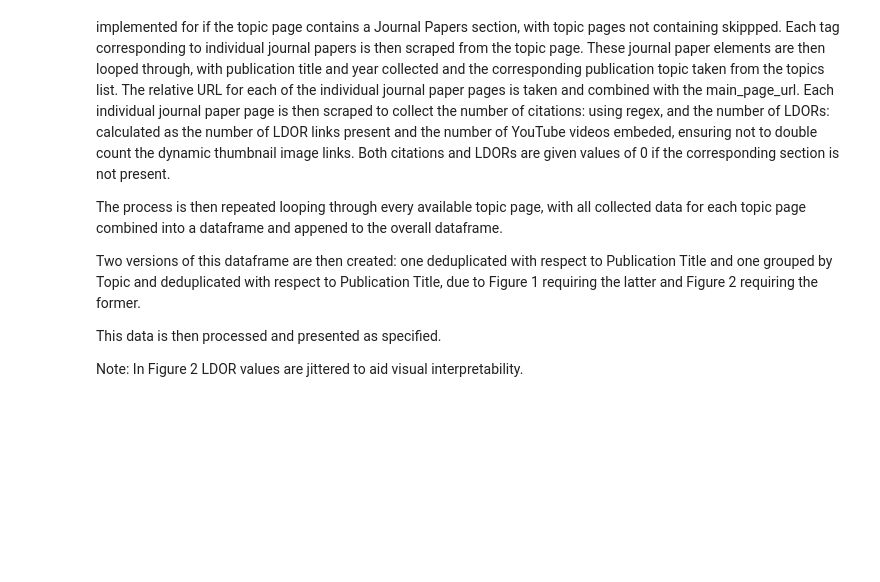
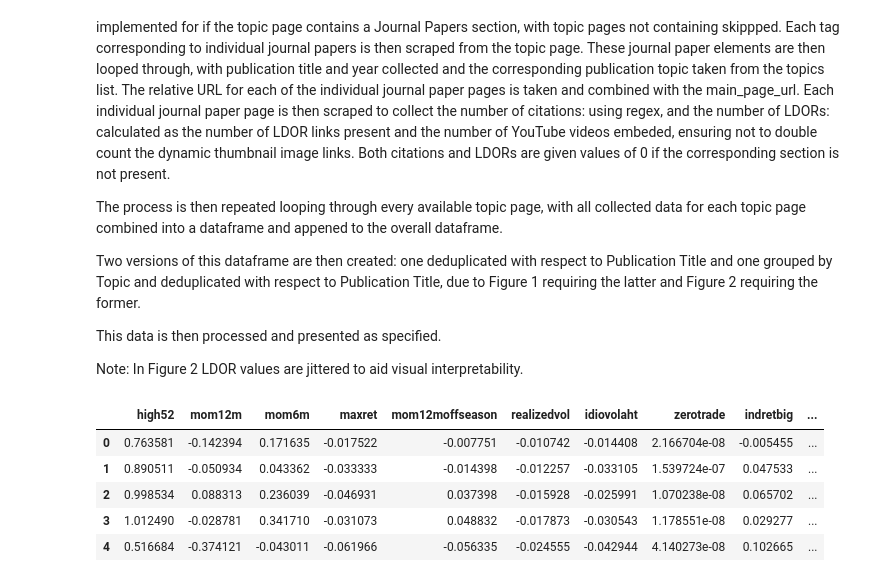
Before and after one commit to alasdair-breasley/pds-assignment, a Jupyter notebook: PDS_Assignment.ipynb, the cells around one changed output. Cells and saved outputs as stored; diff of their text form; code cells hidden in the pictures; blank space fills up the shorter version.

```diff
--- a/PDS_Assignment.ipynb
+++ b/PDS_Assignment.ipynb
@@ -548,0 +561,19 @@ Note: In Figure 2 LDOR values are jittered to aid visual interpretability.
+# %%
+# Import data
+finance_data = pd.read_csv("finance_dataset.csv", sep = ",", header = 0)
+
+# Define required columns
+required_columns = ["high52", "mom12m", "mom6m", "maxret", "mom12moffseason", "realizedvol",
+                   "idiovolaht", "zerotrade", "indretbig", "returnskew", "excessret"]
+
+# Filter for required columns
+finance_data = finance_data[required_columns]
+
+finance_data.head()
+# %% [output]
+|  | high52 | mom12m | mom6m | maxret | mom12moffseason | realizedvol | idiovolaht | zerotrade | indretbig | ... |
+| 0 | 0.763581 | -0.142394 | 0.171635 | -0.017522 | -0.007751 | -0.010742 | -0.014408 | 2.166704e-08 | -0.005455 | ... |
+| 1 | 0.890511 | -0.050934 | 0.043362 | -0.033333 | -0.014398 | -0.012257 | -0.033105 | 1.539724e-07 | 0.047533 | ... |
+| 2 | 0.998534 | 0.088313 | 0.236039 | -0.046931 | 0.037398 | -0.015928 | -0.025991 | 1.070238e-08 | 0.065702 | ... |
+| 3 | 1.012490 | -0.028781 | 0.341710 | -0.031073 | 0.048832 | -0.017873 | -0.030543 | 1.178551e-08 | 0.029277 | ... |
+| 4 | 0.516684 | -0.374121 | -0.043011 | -0.061966 | -0.056335 | -0.024555 | -0.042944 | 4.140273e-08 | 0.102665 | ... |
```
Also changed, not shown: parts of 2 cells of this notebook.
